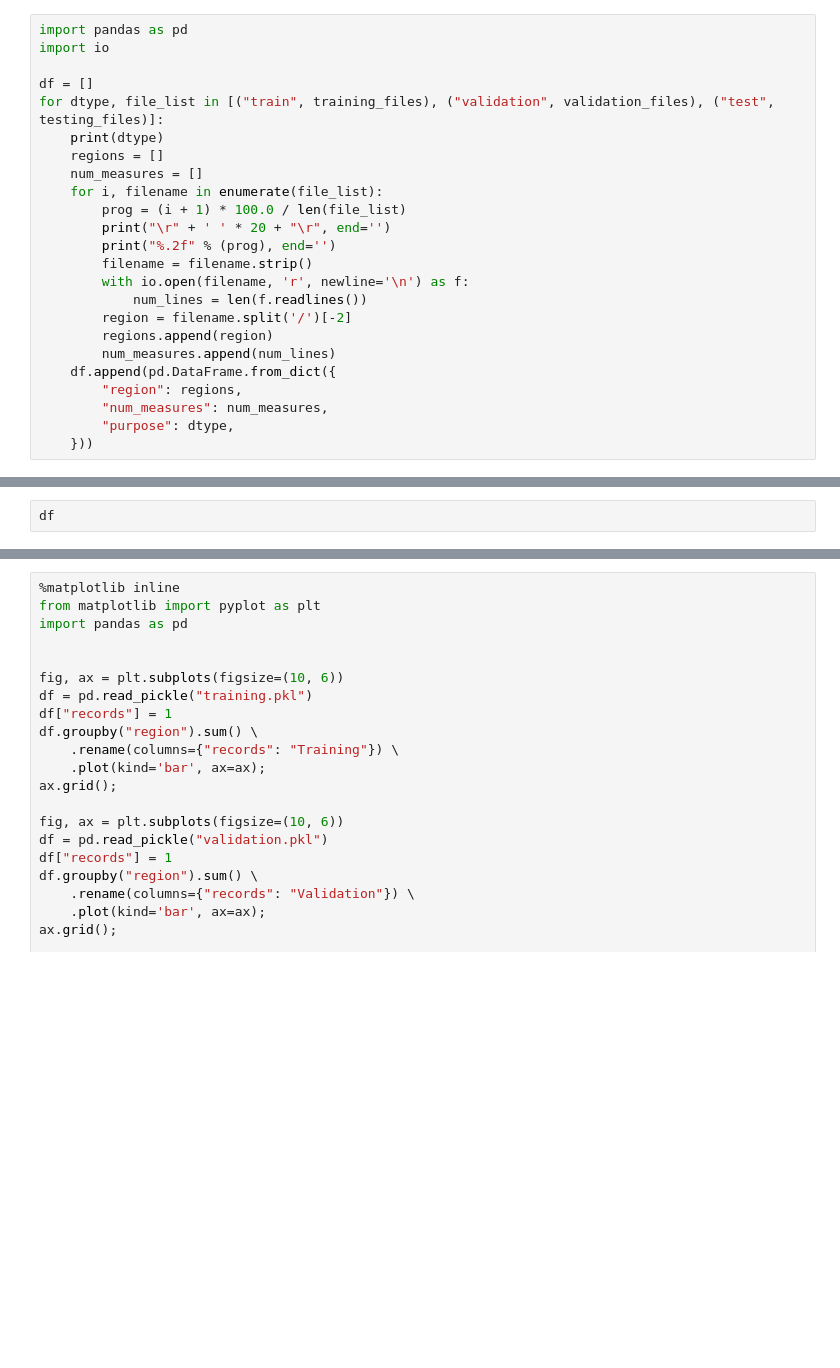
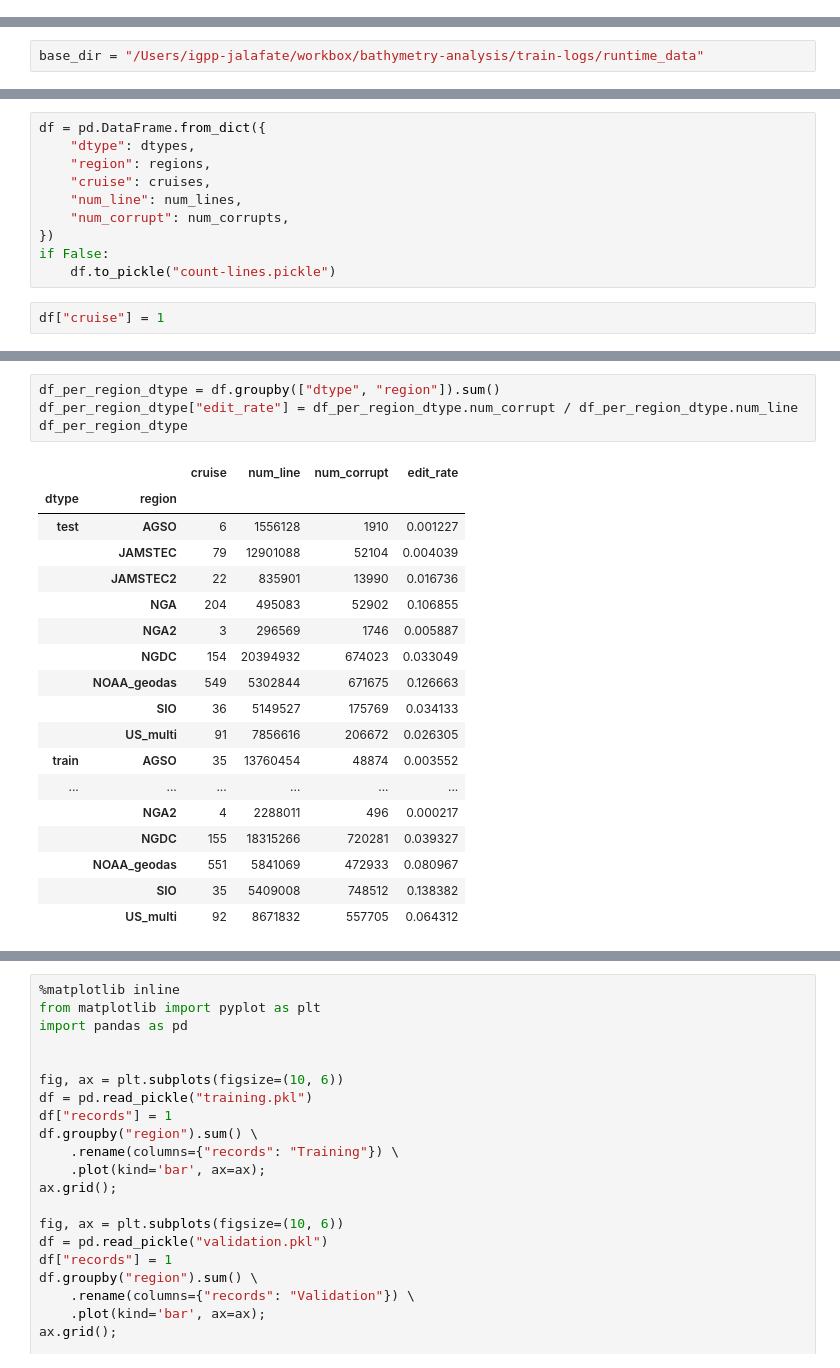
Before and after one commit to arapat/bathymetry-analysis, a Jupyter notebook: data-process/Count-Lines.ipynb, the cells around one changed output, grey strips where cells are left out. Drawn from its saved outputs; the diff is of its cells as text; blank space fills up the shorter version.

Commit message:
updated count-lines

```diff
--- a/data-process/Count-Lines.ipynb
+++ b/data-process/Count-Lines.ipynb
@@ -16,24 +0,0 @@ with open(TESTING_FILES_DESC) as f:
-# %%
-import pandas as pd
-import io
-
-df = []
-for dtype, file_list in [("train", training_files), ("validation", validation_files), ("test", testing_files)]:
-    print(dtype)
-    regions = []
-    num_measures = []
-    for i, filename in enumerate(file_list):
-        prog = (i + 1) * 100.0 / len(file_list)
-        print("\r" + ' ' * 20 + "\r", end='')
-        print("%.2f" % (prog), end='')
-        filename = filename.strip()
-        with io.open(filename, 'r', newline='\n') as f:
-            num_lines = len(f.readlines())
-        region = filename.split('/')[-2]
-        regions.append(region)
-        num_measures.append(num_lines)
-    df.append(pd.DataFrame.from_dict({
-        "region": regions,
-        "num_measures": num_measures,
-        "purpose": dtype,
-    }))
@@ -43,0 +1,2 @@ KeyboardInterrupt:
+# %%
+base_dir = "/Users/igpp-jalafate/workbox/bathymetry-analysis/train-logs/runtime_data"
@@ -44,2 +50,12 @@ KeyboardInterrupt:
+# %%
+df = pd.DataFrame.from_dict({
+    "dtype": dtypes,
+    "region": regions,
+    "cruise": cruises,
+    "num_line": num_lines,
+    "num_corrupt": num_corrupts,
+})
+if False:
+    df.to_pickle("count-lines.pickle")
 # %%
-df
+df["cruise"] = 1
@@ -47,0 +78,23 @@ df
+# %%
+df_per_region_dtype = df.groupby(["dtype", "region"]).sum()
+df_per_region_dtype["edit_rate"] = df_per_region_dtype.num_corrupt / df_per_region_dtype.num_line
+df_per_region_dtype
+# %% [output]
+|  |  | cruise | num_line | num_corrupt | edit_rate |
+| dtype | region |  |  |  |  |
+| test | AGSO | 6 | 1556128 | 1910 | 0.001227 |
+|  | JAMSTEC | 79 | 12901088 | 52104 | 0.004039 |
+|  | JAMSTEC2 | 22 | 835901 | 13990 | 0.016736 |
+|  | NGA | 204 | 495083 | 52902 | 0.106855 |
+|  | NGA2 | 3 | 296569 | 1746 | 0.005887 |
+|  | NGDC | 154 | 20394932 | 674023 | 0.033049 |
+|  | NOAA_geodas | 549 | 5302844 | 671675 | 0.126663 |
+|  | SIO | 36 | 5149527 | 175769 | 0.034133 |
+|  | US_multi | 91 | 7856616 | 206672 | 0.026305 |
+| train | AGSO | 35 | 13760454 | 48874 | 0.003552 |
+| ... | ... | ... | ... | ... | ... |
+|  | NGA2 | 4 | 2288011 | 496 | 0.000217 |
+|  | NGDC | 155 | 18315266 | 720281 | 0.039327 |
+|  | NOAA_geodas | 551 | 5841069 | 472933 | 0.080967 |
+|  | SIO | 35 | 5409008 | 748512 | 0.138382 |
+|  | US_multi | 92 | 8671832 | 557705 | 0.064312 |
```
Also changed, not shown: parts of 8 cells of this notebook, 3 other files.
